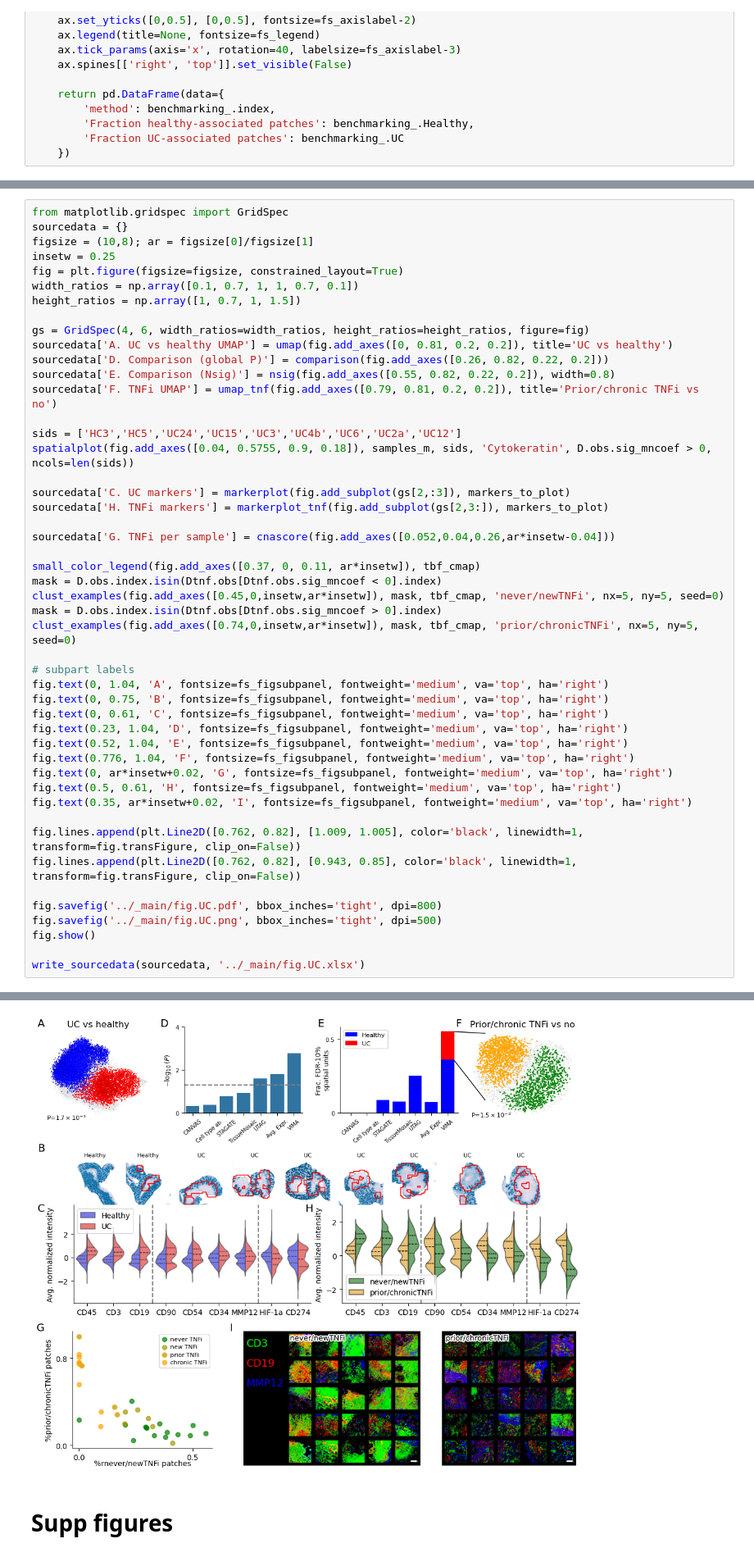
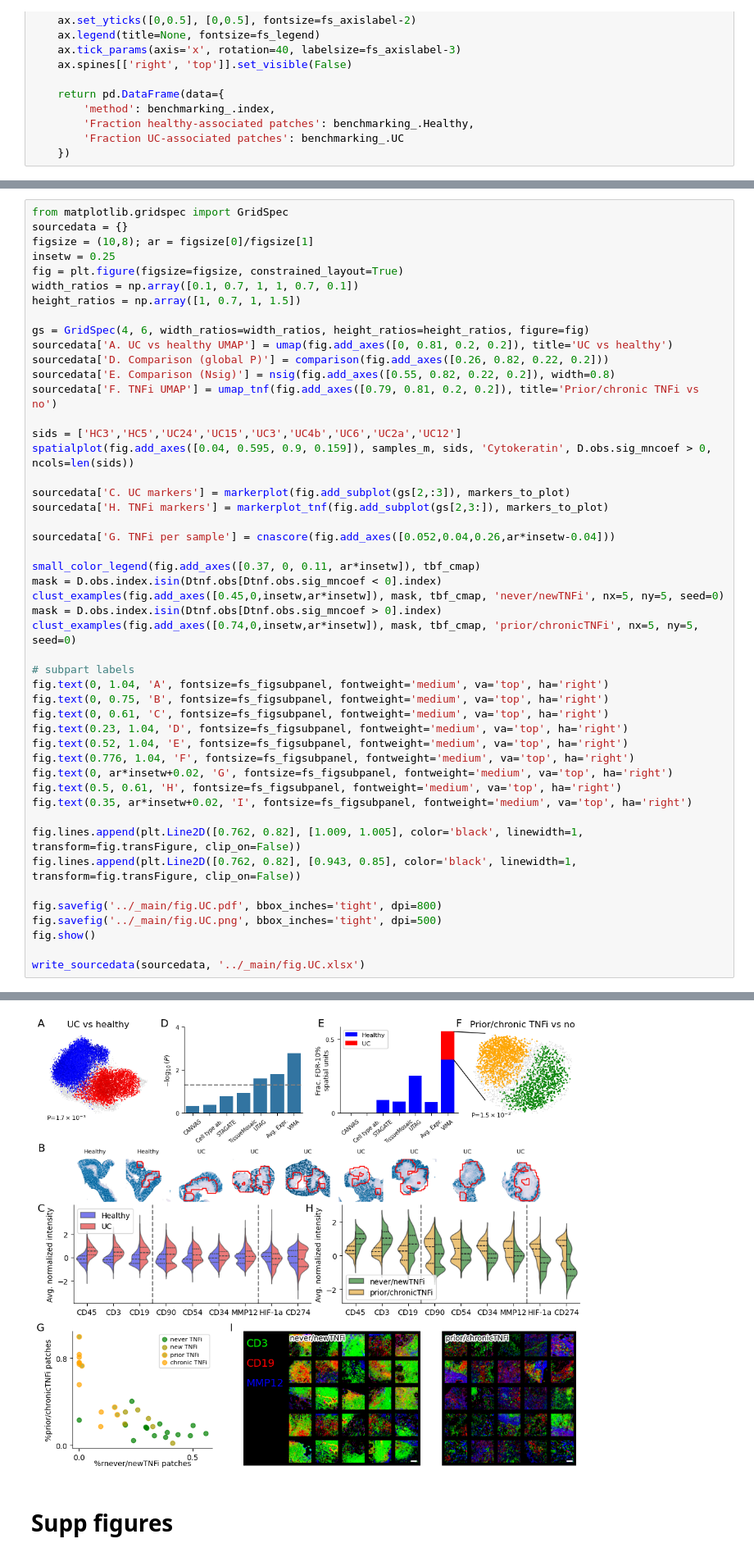
Before and after one commit to yakirr/vimapaper, a Jupyter notebook: UC/UC.3.makefigs.ipynb, the cells around one changed output, grey strips where cells are left out. Shown at 82% size. Saved outputs shown, nothing was run; the diff lists cells and outputs as text.

```diff
--- a/UC/UC.3.makefigs.ipynb
+++ b/UC/UC.3.makefigs.ipynb
@@ -405,7 +410,7 @@ sourcedata['E. Comparison (Nsig)'] = nsig(fig.add_axes([0.55, 0.82, 0.22, 0.2]),
 sourcedata['F. TNFi UMAP'] = umap_tnf(fig.add_axes([0.79, 0.81, 0.2, 0.2]), title='Prior/chronic TNFi vs no')
 
 sids = ['HC3','HC5','UC24','UC15','UC3','UC4b','UC6','UC2a','UC12']
-spatialplot(fig.add_axes([0.04, 0.5755, 0.9, 0.18]), samples_m, sids, 'Cytokeratin', D.obs.sig_mncoef > 0, ncols=len(sids))
+spatialplot(fig.add_axes([0.04, 0.595, 0.9, 0.159]), samples_m, sids, 'Cytokeratin', D.obs.sig_mncoef > 0, ncols=len(sids))
 
 sourcedata['C. UC markers'] = markerplot(fig.add_subplot(gs[2,:3]), markers_to_plot)
 sourcedata['H. TNFi markers'] = markerplot_tnf(fig.add_subplot(gs[2,3:]), markers_to_plot)
@@ -442,4 +446,4 @@ OMP: Info #276: omp_set_nested routine deprecated, please use omp_set_max_active
-[figure, old version]
+[figure, new version]
 # %% [markdown]
 # Supp figures
 # %% [markdown]
```
Also changed, not shown: parts of 4 cells of this notebook.
